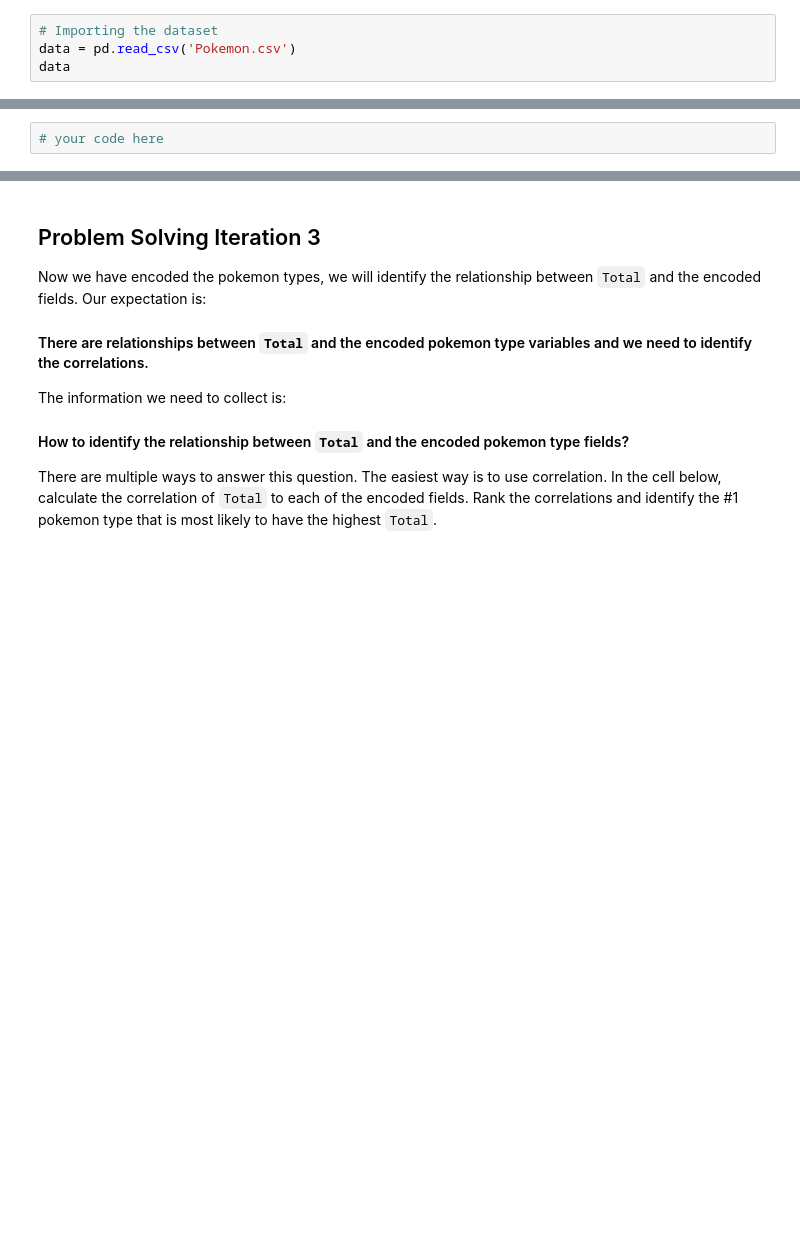
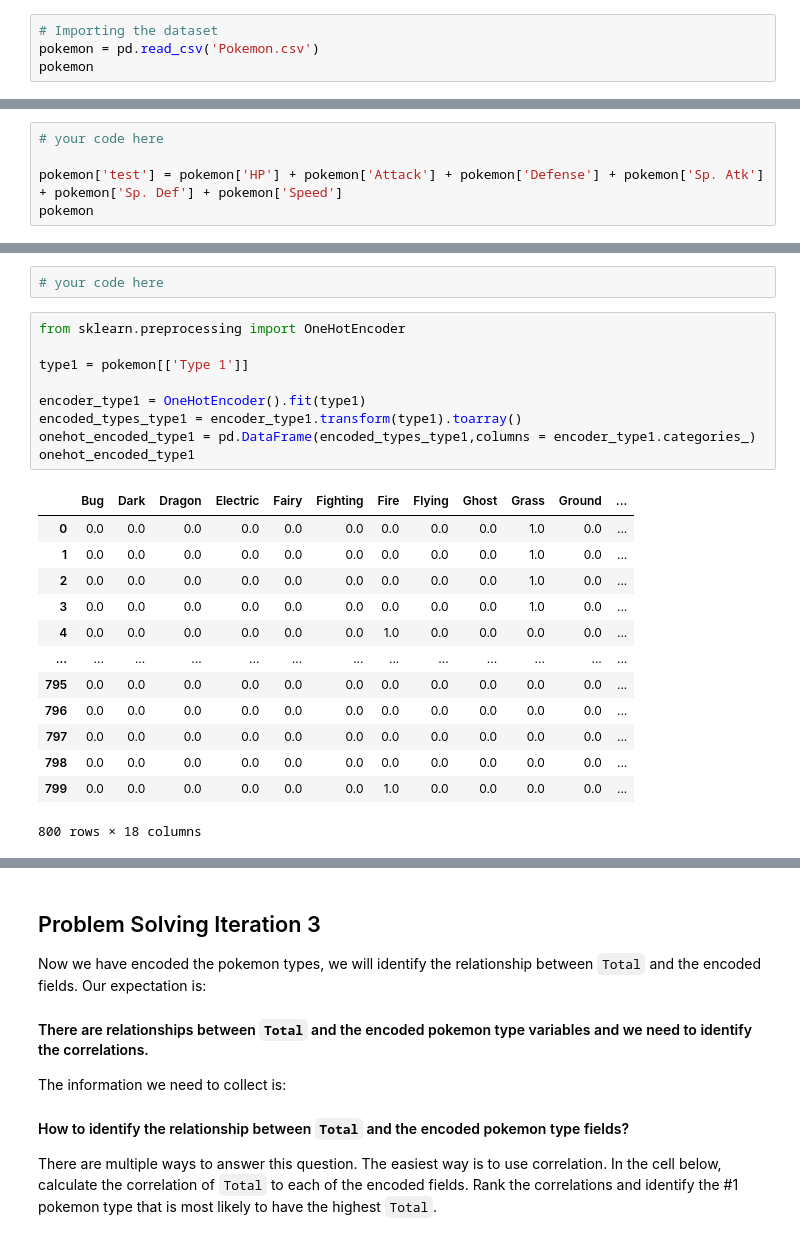
Before and after one commit to colemaqe/lab-dataframe-calculations, a Jupyter notebook: your-code/challenge-2.ipynb, the cells around one changed output, grey strips where cells are left out. Cells and saved outputs as stored; diff of their text form; blank space fills up the shorter version.

```diff
--- a/your-code/challenge-2.ipynb
+++ b/your-code/challenge-2.ipynb
@@ -25,8 +25,8 @@ import numpy as np
 import pandas as pd
 # %%
 # Importing the dataset
-data = pd.read_csv('Pokemon.csv')
-data
+pokemon = pd.read_csv('Pokemon.csv')
+pokemon
 # %% [output]
 |  | # | Name | Type 1 | Type 2 | Total | HP | Attack | Defense | Sp. Atk | Sp. Def | Speed | ... |
 | 0 | 1 | Bulbasaur | Grass | Poison | 318 | 45 | 49 | 49 | 65 | 65 | 45 | ... |
@@ -62,0 +61,5 @@ In the cell below, make a hypothesis on how `Total` is computed and test your hy
+# %%
+# your code here
+
+pokemon['test'] = pokemon['HP'] + pokemon['Attack'] + pokemon['Defense'] + pokemon['Sp. Atk'] + pokemon['Sp. Def'] + pokemon['Speed']
+pokemon
@@ -90,3 +111,26 @@ The new numerical variables you create should look like below:
 ![One Hot Encoding](../images/one-hot-encoding.png)
 # %%
 # your code here
+# %%
+from sklearn.preprocessing import OneHotEncoder
+
+type1 = pokemon[['Type 1']]
+
+encoder_type1 = OneHotEncoder().fit(type1)
+encoded_types_type1 = encoder_type1.transform(type1).toarray()
+onehot_encoded_type1 = pd.DataFrame(encoded_types_type1,columns = encoder_type1.categories_)
+onehot_encoded_type1
+# %% [output]
+|  | Bug | Dark | Dragon | Electric | Fairy | Fighting | Fire | Flying | Ghost | Grass | Ground | ... |
+| 0 | 0.0 | 0.0 | 0.0 | 0.0 | 0.0 | 0.0 | 0.0 | 0.0 | 0.0 | 1.0 | 0.0 | ... |
+| 1 | 0.0 | 0.0 | 0.0 | 0.0 | 0.0 | 0.0 | 0.0 | 0.0 | 0.0 | 1.0 | 0.0 | ... |
+| 2 | 0.0 | 0.0 | 0.0 | 0.0 | 0.0 | 0.0 | 0.0 | 0.0 | 0.0 | 1.0 | 0.0 | ... |
+| 3 | 0.0 | 0.0 | 0.0 | 0.0 | 0.0 | 0.0 | 0.0 | 0.0 | 0.0 | 1.0 | 0.0 | ... |
+| 4 | 0.0 | 0.0 | 0.0 | 0.0 | 0.0 | 0.0 | 1.0 | 0.0 | 0.0 | 0.0 | 0.0 | ... |
+| ... | ... | ... | ... | ... | ... | ... | ... | ... | ... | ... | ... | ... |
+| 795 | 0.0 | 0.0 | 0.0 | 0.0 | 0.0 | 0.0 | 0.0 | 0.0 | 0.0 | 0.0 | 0.0 | ... |
+| 796 | 0.0 | 0.0 | 0.0 | 0.0 | 0.0 | 0.0 | 0.0 | 0.0 | 0.0 | 0.0 | 0.0 | ... |
+| 797 | 0.0 | 0.0 | 0.0 | 0.0 | 0.0 | 0.0 | 0.0 | 0.0 | 0.0 | 0.0 | 0.0 | ... |
+| 798 | 0.0 | 0.0 | 0.0 | 0.0 | 0.0 | 0.0 | 0.0 | 0.0 | 0.0 | 0.0 | 0.0 | ... |
+| 799 | 0.0 | 0.0 | 0.0 | 0.0 | 0.0 | 0.0 | 1.0 | 0.0 | 0.0 | 0.0 | 0.0 | ... |
+800 rows × 18 columns
```
Also changed, not shown: parts of 14 cells of this notebook.
